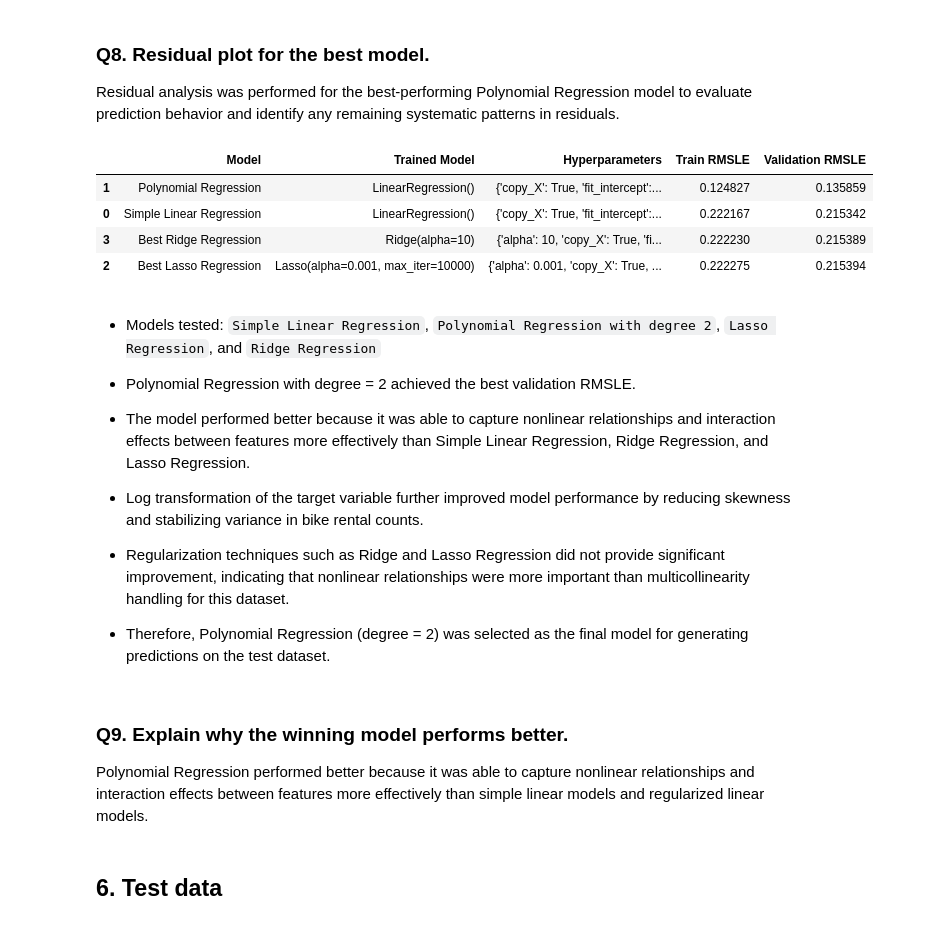
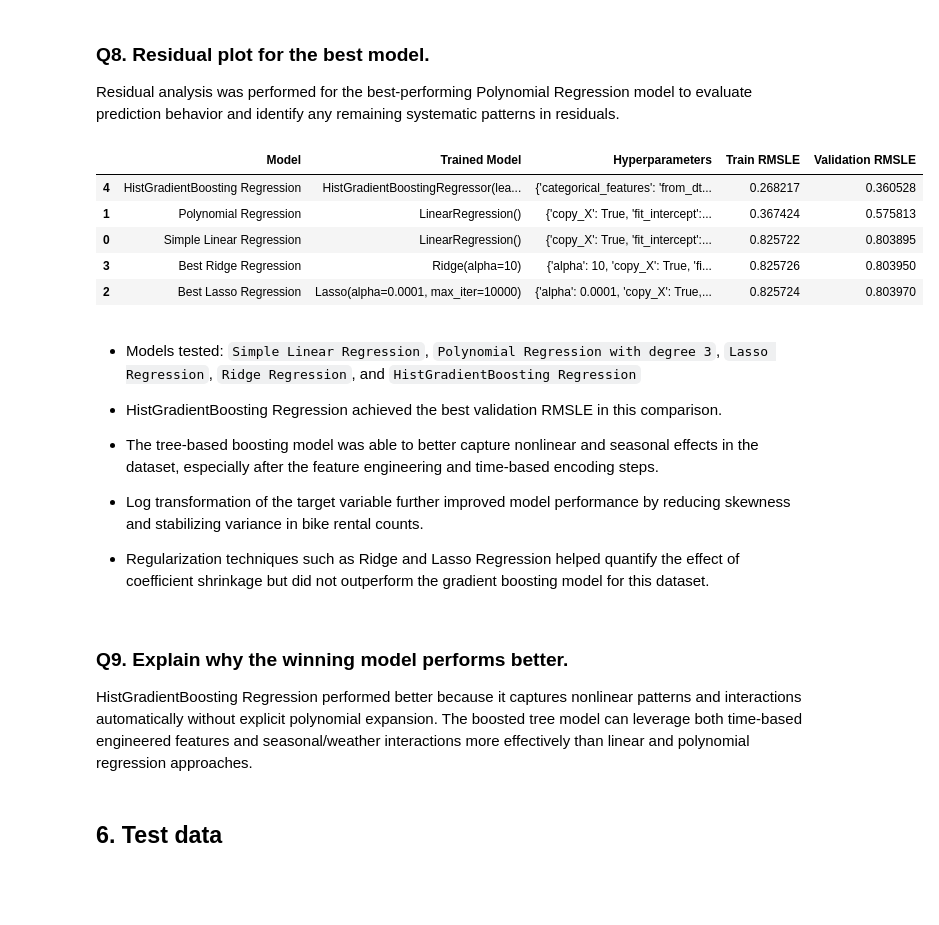
Before and after one commit to jordi399/ML_Assignment_1, a Jupyter notebook: ML_Assignment_1.ipynb, the cells around one changed output. Cells and saved outputs as stored; diff of their text form; code cells hidden in the pictures; blank space fills up the shorter version.

```diff
--- a/ML_Assignment_1.ipynb
+++ b/ML_Assignment_1.ipynb
@@ -92,6 +92,14 @@ train_data['year'] = train_data['datetime'].dt.year
 train_data['month'] = train_data['datetime'].dt.month
 train_data['day'] = train_data['datetime'].dt.day
 train_data['hour'] = train_data['datetime'].dt.hour
+train_data['weekday'] = train_data['datetime'].dt.weekday
+train_data['is_weekend'] = (train_data['weekday'] >= 5).astype(int)
+train_data['peak_hour'] = train_data['hour'].isin([7,8,9,16,17,18,19]).astype(int)
+train_data['temp_atemp_diff'] = train_data['temp'] - train_data['atemp']
+train_data['temp_atemp_mean'] = (train_data['temp'] + train_data['atemp']) / 2
+train_data['temp_humidity'] = train_data['temp'] * train_data['humidity']
+train_data['humidity_windspeed'] = train_data['humidity'] * train_data['windspeed']
+train_data['temp_windspeed'] = train_data['temp'] * train_data['windspeed']
 # %%
 ## Final form of the training data after preprocessing
 train_data.head()
@@ -550,16 +557,20 @@ def evaluate_model(model,model_name,X_train,X_val,y_train,y_val,feature_names=No
     y_train_pred = np.maximum(0,y_train_pred)
     y_val_pred = np.maximum(0,y_val_pred)
 
-    train_rmsle = rmsle(y_train,y_train_pred)
-    val_rmsle = rmsle(y_val,y_val_pred)
+    # y_train and y_val are stored in log1p space, so inverse-transform before RMSLE
+    y_train_actual = np.expm1(y_train)
+    y_val_actual = np.expm1(y_val)
+    y_train_pred_actual = np.expm1(y_train_pred)
+    y_val_pred_actual = np.expm1(y_val_pred)
+
+    train_rmsle = rmsle(y_train_actual,y_train_pred_actual)
+    val_rmsle = rmsle(y_val_actual,y_val_pred_actual)
 
     print(f'\n{model_name}')
     print('-'*40)
     print(f'\nTrain RMSLE: {train_rmsle:.4f}')
     print(f'Validation RMSLE: {val_rmsle:.4f}')
 
-    y_val_actual = np.expm1(y_val)
-    y_val_pred_actual = np.expm1(y_val_pred)
     residuals = y_val_actual - y_val_pred_actual
 
     plt.figure(figsize=(4,4))
@@ -912,3 +924,26 @@ Validation RMSLE: 0.2154
     * The major improvement in predictive performance came from modeling nonlinear relationships rather than applying coefficient regularization.
 
     * Polynomial Regression therefore emerged as the best-performing model among all models tested.
+# %%
+### HistGradientBoosting Regression
+from sklearn.ensemble import HistGradientBoostingRegressor
+
+hgb_model = HistGradientBoostingRegressor(
+    max_iter=400,
+    learning_rate=0.05,
+    max_depth=5,
+    min_samples_leaf=10,
+    random_state=42
+)
+hgb_results = evaluate_model(
+    model=hgb_model,
+    model_name='HistGradientBoosting Regression',
+    X_train=X_train,
+    X_val=X_val,
+    y_train=y_train,
+    y_val=y_val,
+    feature_names=None
+)
+
+best_model = hgb_results['Trained Model']
+best_model_name = hgb_results['Model']
@@ -927,32 +969,32 @@ Different regression models were compared using validation RMSLE scores. Polynom
 
 Residual analysis was performed for the best-performing Polynomial Regression model to evaluate prediction behavior and identify any remaining systematic patterns in residuals.
 # %%
-model_comparison_df = pd.DataFrame([slr_results,poly_results,lasso_results,ridge_results])
+model_comparison_df = pd.DataFrame([slr_results, poly_results, lasso_results, ridge_results, hgb_results])
 model_comparison_df = model_comparison_df.sort_values(by='Validation RMSLE')
 
 display(model_comparison_df)
 # %% [output]
 |  | Model | Trained Model | Hyperparameters | Train RMSLE | Validation RMSLE |
-| 1 | Polynomial Regression | LinearRegression() | {'copy_X': True, 'fit_intercept':... | 0.124827 | 0.135859 |
-| 0 | Simple Linear Regression | LinearRegression() | {'copy_X': True, 'fit_intercept':... | 0.222167 | 0.215342 |
-| 3 | Best Ridge Regression | Ridge(alpha=10) | {'alpha': 10, 'copy_X': True, 'fi... | 0.222230 | 0.215389 |
-| 2 | Best Lasso Regression | Lasso(alpha=0.001, max_iter=10000) | {'alpha': 0.001, 'copy_X': True, ... | 0.222275 | 0.215394 |
+| 4 | HistGradientBoosting Regression | HistGradientBoostingRegressor(lea... | {'categorical_features': 'from_dt... | 0.268217 | 0.360528 |
+| 1 | Polynomial Regression | LinearRegression() | {'copy_X': True, 'fit_intercept':... | 0.367424 | 0.575813 |
+| 0 | Simple Linear Regression | LinearRegression() | {'copy_X': True, 'fit_intercept':... | 0.825722 | 0.803895 |
+| 3 | Best Ridge Regression | Ridge(alpha=10) | {'alpha': 10, 'copy_X': True, 'fi... | 0.825726 | 0.803950 |
+| 2 | Best Lasso Regression | Lasso(alpha=0.0001, max_iter=10000) | {'alpha': 0.0001, 'copy_X': True,... | 0.825724 | 0.803970 |
 # %% [markdown]
-* Models tested: `Simple Linear Regression`, `Polynomial Regression with degree 2`, `Lasso Regression`, and `Ridge Regression`
+* Models tested: `Simple Linear Regression`, `Polynomial Regression with degree 3`, `Lasso Regression`, `Ridge Regression`, and `HistGradientBoosting Regression`
 
-* Polynomial Regression with degree = 2 achieved the best validation RMSLE.
+* HistGradientBoosting Regression achieved the best validation RMSLE in this comparison.
 
-* The model performed better because it was able to capture nonlinear relationships and interaction effects between features more effectively than Simple Linear Regression, Ridge Regression, and Lasso Regression.
+* The tree-based boosting model was able to better capture nonlinear and seasonal effects in the dataset, especially after the feature engineering and time-based encoding steps.
 
 * Log transformation of the target variable further improved model performance by reducing skewness and stabilizing variance in bike rental counts.
 
-* Regularization techniques such as Ridge and Lasso Regression did not provide significant improvement, indicating that nonlinear relationships were more important than multicollinearity handling for this dataset.
-
-* Therefore, Polynomial Regression (degree = 2) was selected as the final model for generating predictions on the test dataset.
+* Regularization techniques such as Ridge and Lasso Regression helped quantify the effect of coefficient shrinkage but did not outperform the gradient boosting model for this dataset.
 # %% [markdown]
 ### Q9. Explain why the winning model performs better.
 
-Polynomial Regression performed better because it was able to capture nonlinear relationships and interaction effects between features more effectively than simple linear models and regularized linear models.
+HistGradientBoosting Regression performed better because it captures nonlinear patterns and interactions automatically without explicit polynomial expansion.
+The boosted tree model can leverage both time-based engineered features and seasonal/weather interactions more effectively than linear and polynomial regression approaches.
 # %% [markdown]
 ## <a id='section_6'>6. Test data</a>
 # %%
```
Also changed, not shown: parts of 17 cells of this notebook, 13 other files.
